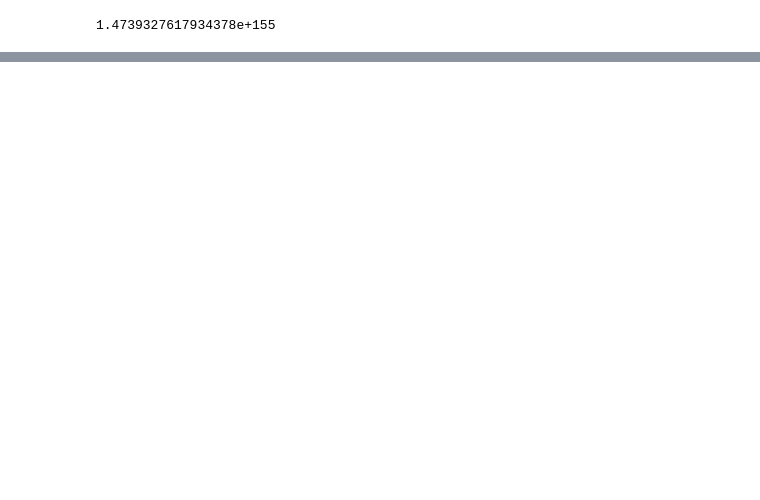
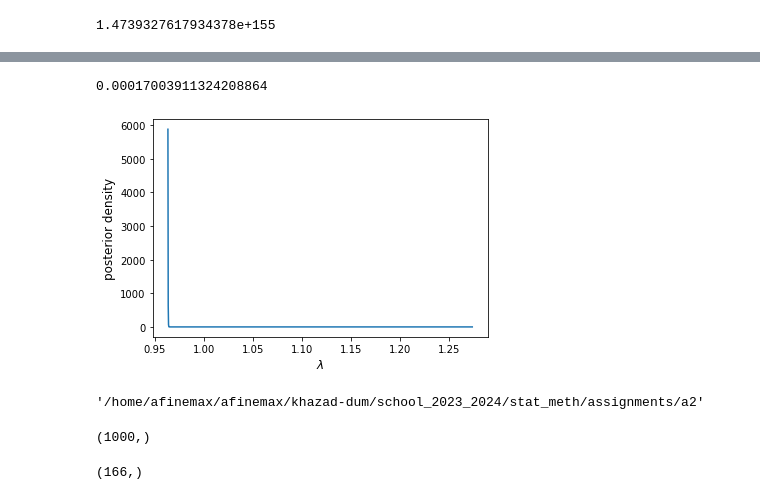
Before and after one commit to afinemax/stat_meth, a Jupyter notebook: assignments/a2/a2_max_fine.ipynb, the cells around one changed output, grey strips where cells are left out. Cells and saved outputs as stored; diff of their text form; code cells hidden in the pictures; blank space fills up the shorter version.

```diff
--- a/assignments/a2/a2_max_fine.ipynb
+++ b/assignments/a2/a2_max_fine.ipynb
@@ -417,0 +455,58 @@ lam_array (1000,)
+# %%
+import numpy as np
+import scipy.stats as sps
+import scipy.integrate as spint
+import matplotlib.pyplot as plt
+
+# Assuming my_stars_plx is your array of parallax values
+my_stars_plx = stars[stars['Name'] == 'vdBergh_92']['Plx'].values
+n_events = my_stars_plx + gaia_corr  # Adding correction factor # 166
+
+# Calculate mean and standard deviation from your data
+mean_plx = np.mean(my_stars_plx)
+std_plx = np.std(my_stars_plx)
+
+# Create a grid of 1000 values of lambda to calculate the posterior over:
+# lambda would be the true distance
+dist_arr = np.linspace(1 / np.max(n_events), 1 / np.min(n_events), 1000)
+
+# Set parameters for log-normal distribution
+mu_ln = np.log(dist_arr) #np.log(n_events)
+sigma_ln = np.std(np.log(my_stars_plx))
+
+# Calculate log-likelihood for log-normal distribution
+loglikel_ln = np.sum(sps.lognorm.pdf(n_events.reshape(len(n_events),1), s=sigma_ln, scale=np.exp(mu_ln)), axis=0)
+
+# We can shift the function maximum to zero in log units, i.e. unity in linear units.
+# The shift is arbitrary; we just need to make the numbers manageable for the computer.
+likel_ln = np.exp(loglikel_ln - np.amax(loglikel_ln))
+
+likel_ln_int = spint.simpson(likel_ln, dist_arr, axis=0)
+
+print(likel_ln_int)
+
+# Now we normalize and we have our posterior pdf for lambda!
+posterior_pdf_ln = likel_ln / likel_ln_int
+
+# And plot it...
+plt.figure()
+plt.plot(dist_arr, posterior_pdf_ln)
+plt.xlabel(r'$\lambda$', fontsize=12)
+plt.ylabel(r'posterior density', fontsize=12)
+plt.savefig('3a_wip.pdf',bbox_inches='tight')
+plt.show()
+# %% [output]
+0.00017003911324208864
+[figure, added]
+# %%
+pwd
+# %% [output]
+'/home/afinemax/afinemax/khazad-dum/school_2023_2024/stat_meth/assignments/a2'
+# %%
+np.shape(loglikel_ln)
+# %% [output]
+(1000,)
+# %%
+np.shape(loglikel_ln )
+# %% [output]
+(166,)
```
Also changed, not shown: parts of 4 cells of this notebook.
